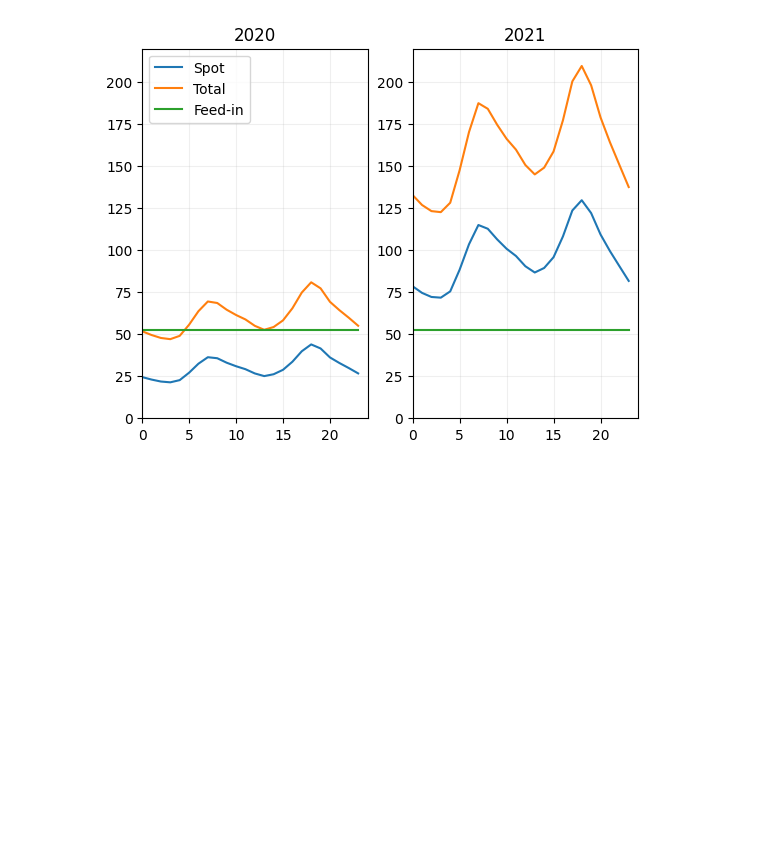
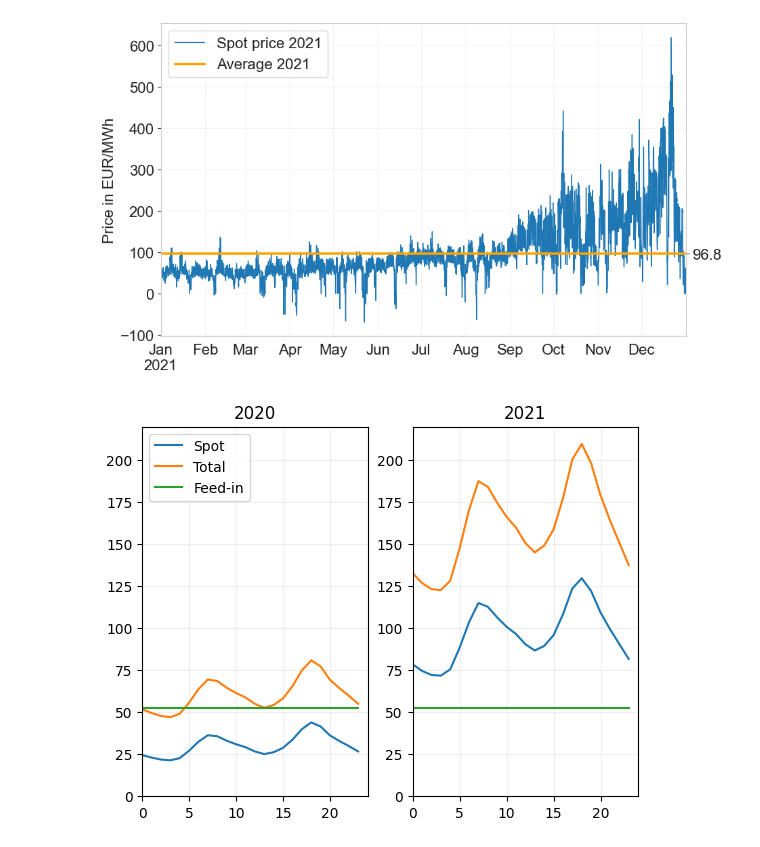
Before and after one commit to EnzoCording/FleetRL, a Jupyter notebook: src/FleetRL/eda.ipynb, the cells around one changed output. Drawn from its saved outputs; the diff is of its cells as text; code cells hidden in the pictures; blank space fills up the shorter version.

```diff
--- a/src/FleetRL/eda.ipynb
+++ b/src/FleetRL/eda.ipynb
@@ -38,3 +44,22 @@ plt.show()
+# %%
+fig, ax = plt.subplots(1,1, figsize=(10,6))
+spot_2021.index = pd.date_range(start="2021-01-01", end="2021-12-31 23:59", freq="1H")
+spot_2021[spot_2021.columns[1]].plot(linewidth=1, ax=ax)
+spot_2021["avg"].plot(linewidth=2.5, color="orange", ax=ax)
+
+spot_2021["avg"] = spot_2021[spot_2021.columns[1]].mean()
+
+y2 = plt.twinx(ax)
+y2.set_yticks([spot_2021[spot_2021.columns[1]].mean()])
+y2.set_ylim(ax.get_ylim())
+ax.grid(alpha=0.2)
+ax.set_ylabel("Price in EUR/MWh")
+y2.grid(False)
+ax.legend(["Spot price 2021", "Average 2021"])
+plt.savefig("spot_2021.pdf")
+plt.show()
+# %% [output]
+[figure, added]
 # %%
 import matplotlib.pyplot as plt
 import numpy as np
```
Also changed, not shown: parts of 4 cells of this notebook, 6 other files.
